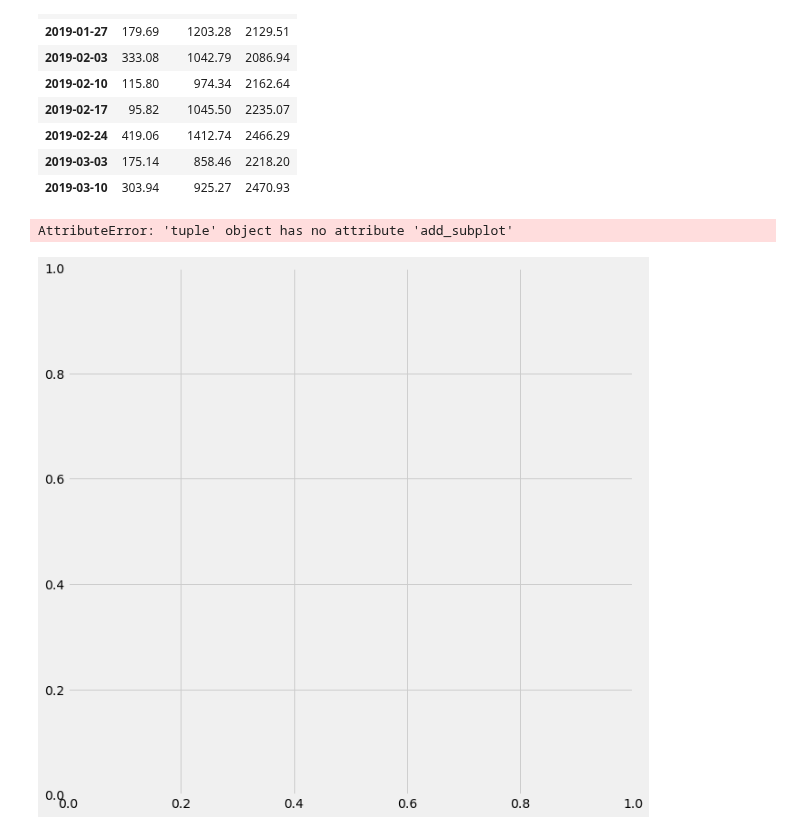
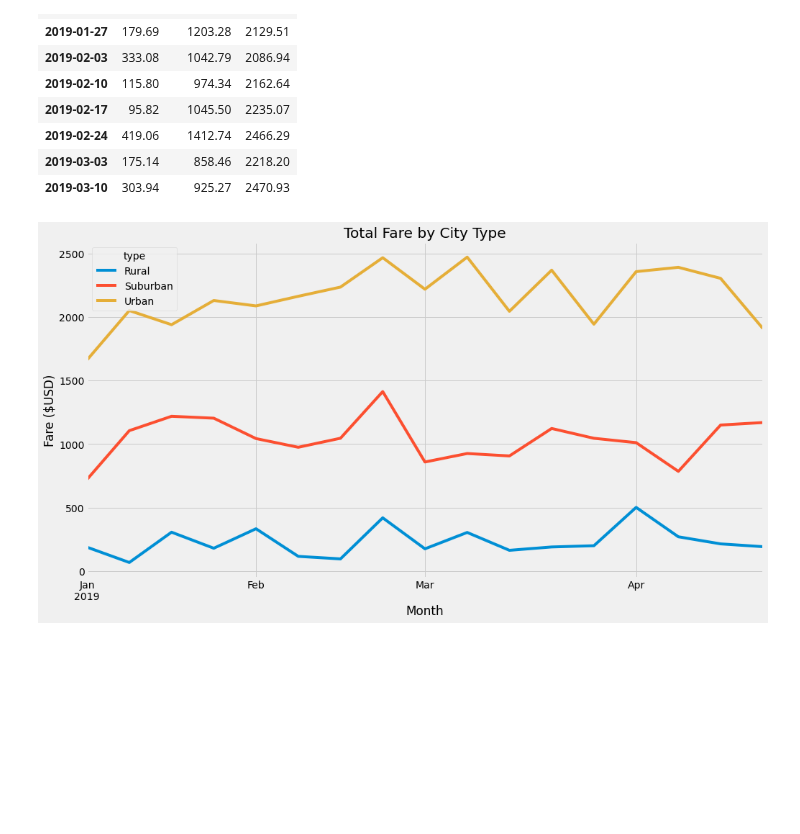
Before and after one commit to bratrudb/PyBer_Analysis, a Jupyter notebook: PyBer_Challenge.ipynb, the cells around one changed output. Drawn from its saved outputs; the diff is of its cells as text; code cells hidden in the pictures; blank space fills up the shorter version.

```diff
--- a/PyBer_Challenge.ipynb
+++ b/PyBer_Challenge.ipynb
@@ -146,8 +144,7 @@ fare_by_date_pivot_df.head(10)
 | 2019-01-01 14:52:06 | NaN | 31.15 | NaN |
 # %%
 # 5. Create a new DataFrame from the pivot table DataFrame using loc on the given dates, '2019-01-01':'2019-04-29'.
-Jan_to_Apr_df = fare_by_date_pivot_df.loc['2019-01-01':'2019-04-29']
-Jan_to_Apr_df
+Jan_to_Apr_df = fare_by_date_pivot_df.loc['2019-01-01':'2019-04-28']
 # %% [output]
 | type | Rural | Suburban | Urban |
 | date |  |  |  |
@@ -205,19 +202,17 @@ weekly_totals_df.head(10)
 # %%
 # 8. Using the object-oriented interface method, plot the resample DataFrame using the df.plot() function.
 
 # Import the style from Matplotlib.
 from matplotlib import style
 # Use the graph style fivethirtyeight.
 style.use('fivethirtyeight')
 
-#fig, ax = plt.subplots(figsize=(5,10))
-#ax.weekly_totals_df.plot.line()
+weekly_totals = weekly_totals_df.plot(figsize=(15,8))
+weekly_totals.set_title("Total Fare by City Type")
+weekly_totals.set_xlabel("Month")
+weekly_totals.set_ylabel("Fare ($USD)")
 
-#fig = plt.subplots(figsize=(10,10))
-ax = fig.add_subplot()
-weekly_totals_df.plot.line()
-
+plt.savefig("analysis/PyBer_fare_summary.png")
 plt.show()
 # %% [output]
-AttributeError: 'tuple' object has no attribute 'add_subplot'
-[figure, old version]
+[figure, new version]
```
Also changed, not shown: parts of 4 cells of this notebook, 1 other file.
